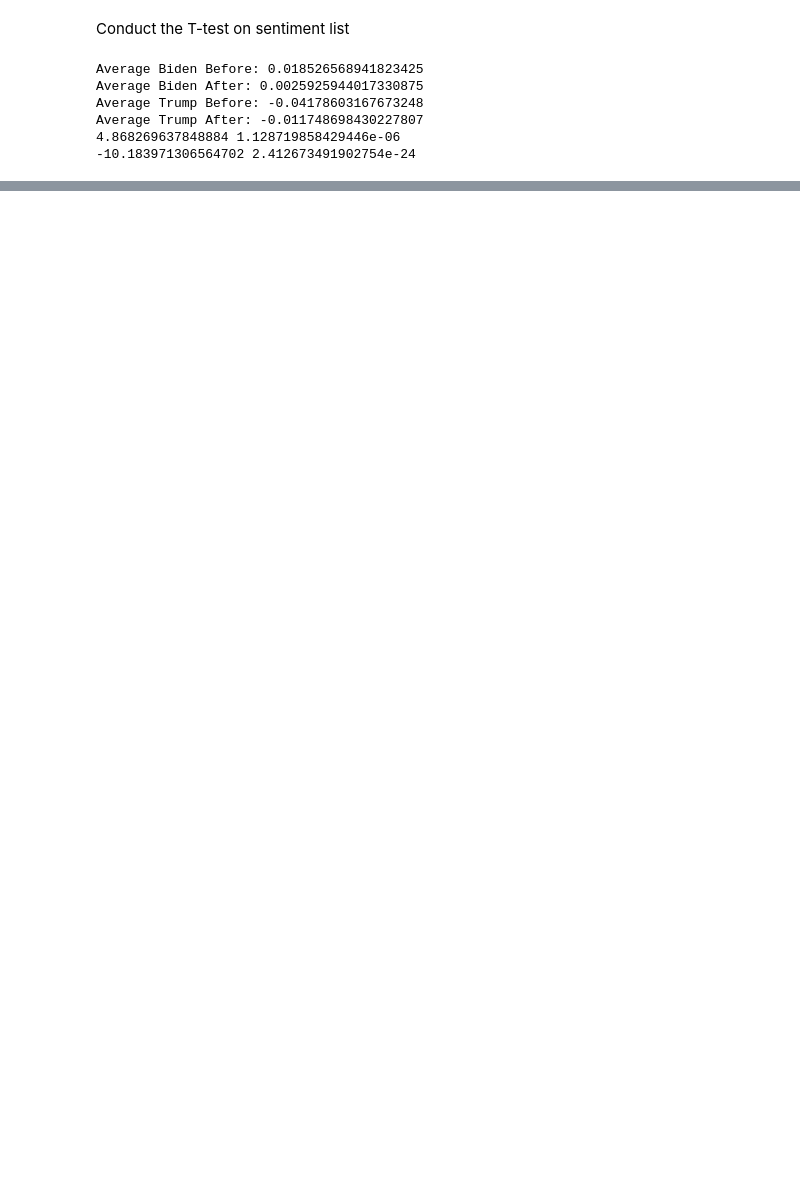
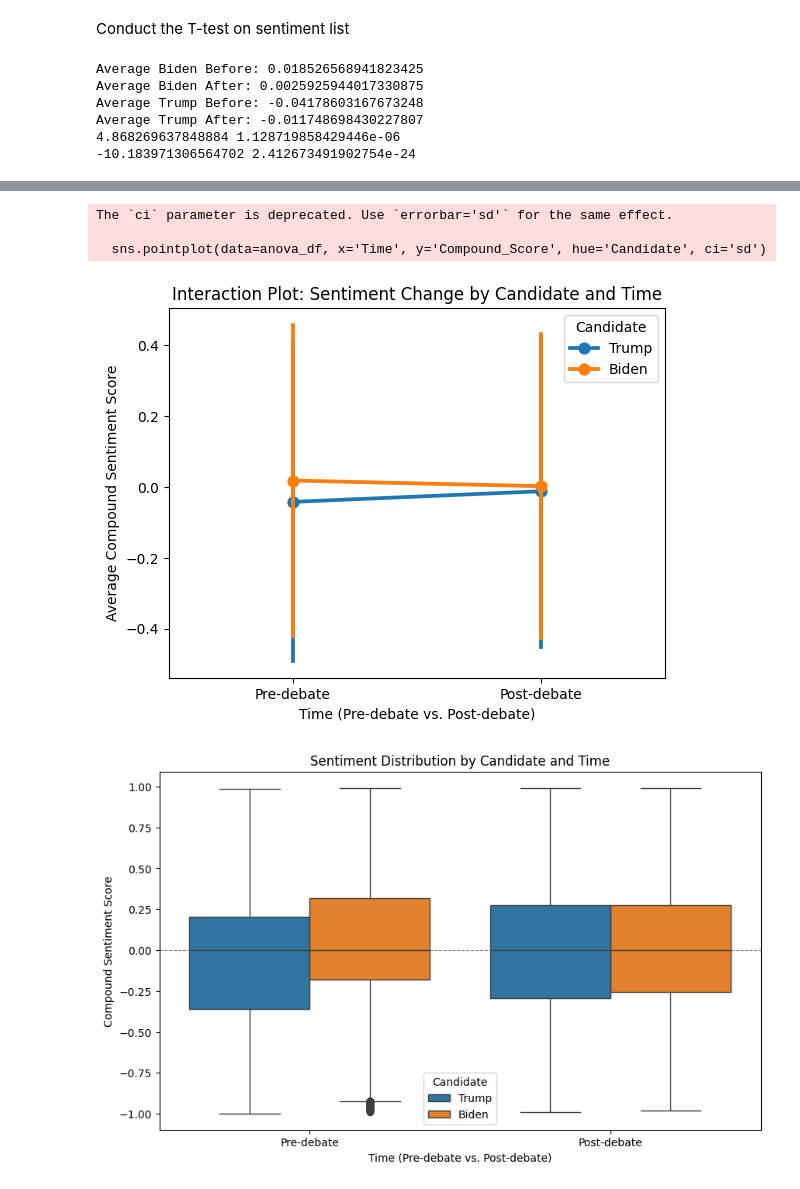
Before and after one commit to ArjunaBazaz/CS3_2020_Presidential_Approval_Rating_Analysis, a Jupyter notebook: SCRIPTS/4_data_analysis.ipynb, the cells around one changed output, grey strips where cells are left out. Cells and saved outputs as stored; diff of their text form; code cells hidden in the pictures; blank space fills up the shorter version.

```diff
--- a/SCRIPTS/4_data_analysis.ipynb
+++ b/SCRIPTS/4_data_analysis.ipynb
@@ -58,7 +58,7 @@ print(perform_t_test(filtered_df_biden_before_list, filtered_df_biden_after_list
 # %% [markdown]
 Turn the dataframes into multiple lists: One for the sentiment of Trump tweets before the debate ended, one for the sentiment of Trump tweets after the debate ended, one for the sentiment of Biden tweets before the debate ended, one for the sentiment of Biden tweets after the debate ended.
 # %%
-df = pd.read_csv("..\DATA\debate_tweets_with_sentiment.csv")
+df = pd.read_csv("debate_tweets_with_sentiment.csv")
 
 filtered_df_trump = df[df['about'] == 'trump']
 filtered_df_biden = df[df['about'] == 'biden']
@@ -161,0 +217,25 @@ Average Trump After: -0.011748698430227807
+# %%
+import seaborn as sns
+
+# Create a lineplot to visualize interaction
+sns.pointplot(data=anova_df, x='Time', y='Compound_Score', hue='Candidate', ci='sd')
+plt.title('Interaction Plot: Sentiment Change by Candidate and Time')
+plt.xlabel('Time (Pre-debate vs. Post-debate)')
+plt.ylabel('Average Compound Sentiment Score')
+plt.show()
+
+# Boxplot grouped by Candidate and Time
+plt.figure(figsize=(10, 6))
+sns.boxplot(data=anova_df, x='Time', y='Compound_Score', hue='Candidate')
+plt.title('Sentiment Distribution by Candidate and Time')
+plt.xlabel('Time (Pre-debate vs. Post-debate)')
+plt.ylabel('Compound Sentiment Score')
+plt.axhline(0, color='gray', linestyle='--', linewidth=0.8)  # Add a reference line at 0
+plt.legend(title='Candidate')
+plt.show()
+# %% [output]
+The `ci` parameter is deprecated. Use `errorbar='sd'` for the same effect.
+
+  sns.pointplot(data=anova_df, x='Time', y='Compound_Score', hue='Candidate', ci='sd')
+[figure, added]
+[figure, added]
```
Also changed, not shown: parts of 12 cells of this notebook.
